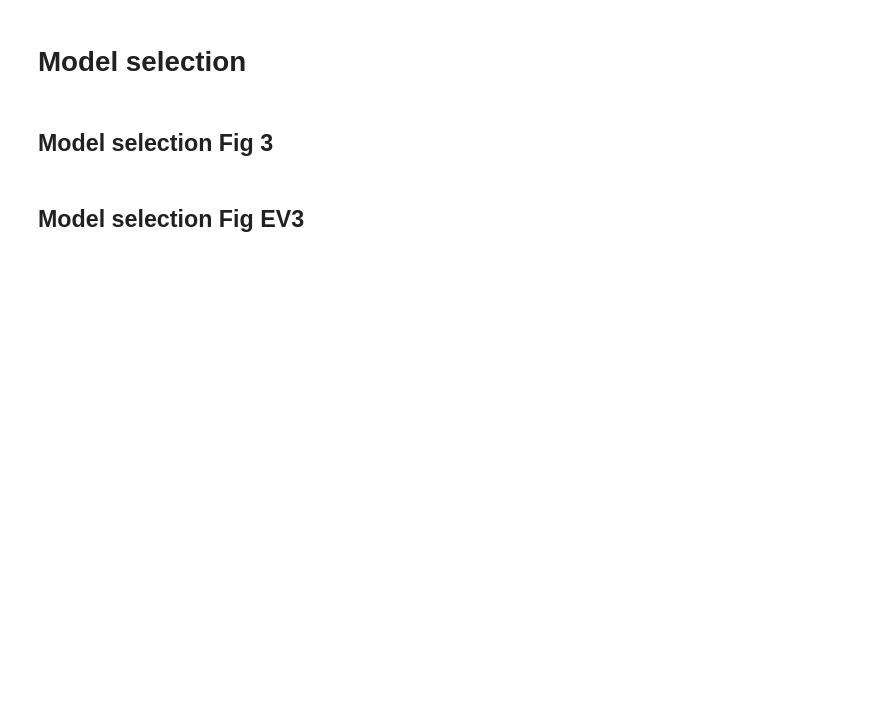
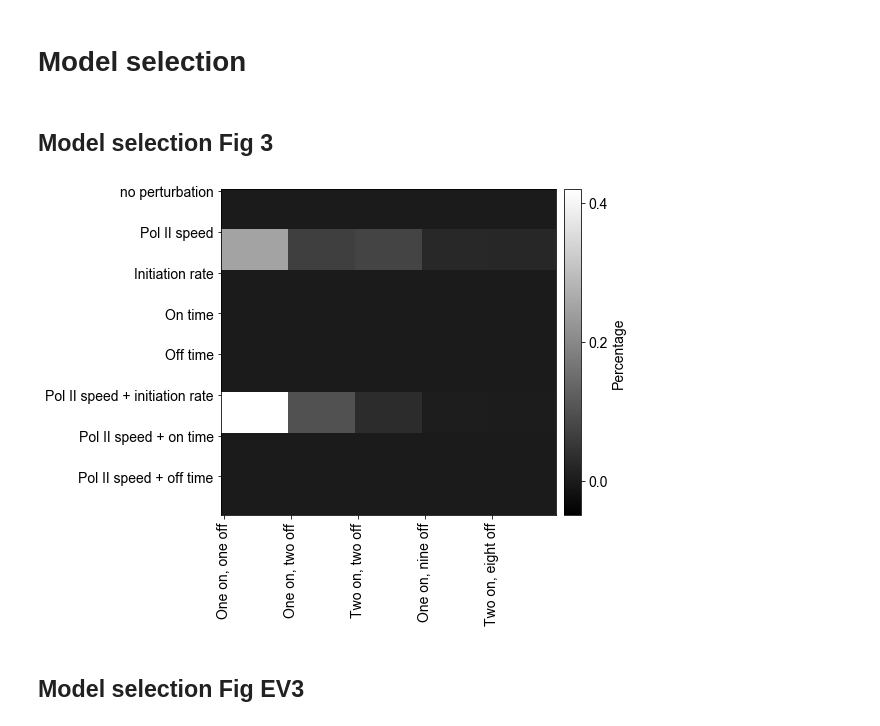
Before and after one commit to baumgast/gene_transcription_SMC_ABC, a Jupyter notebook: figure_3.ipynb, the cells around one changed output. Drawn from its saved outputs; the diff is of its cells as text; code cells hidden in the pictures; blank space fills up the shorter version.

Commit message:
Fig 3: distances and model fitting

```diff
--- a/figure_3.ipynb
+++ b/figure_3.ipynb
@@ -59,2 +104,7 @@ smc_1000pM_115 = np.load(path_fits+'smc_1000pM_115.npy')
+# %%
+smc_res = [smc_0pM[0],smc_5pM[0],smc_7pM[0],smc_10pM[0],smc_14pM[0],smc_20pM[0],smc_100pM[0],smc_1000pM[0]]
+fig3_model_selection(smc_res)
+# %% [output]
+[figure, added]
 # %% [markdown]
 ## Model selection Fig EV3
```
Also changed, not shown: parts of 9 cells of this notebook, 2 other files.
